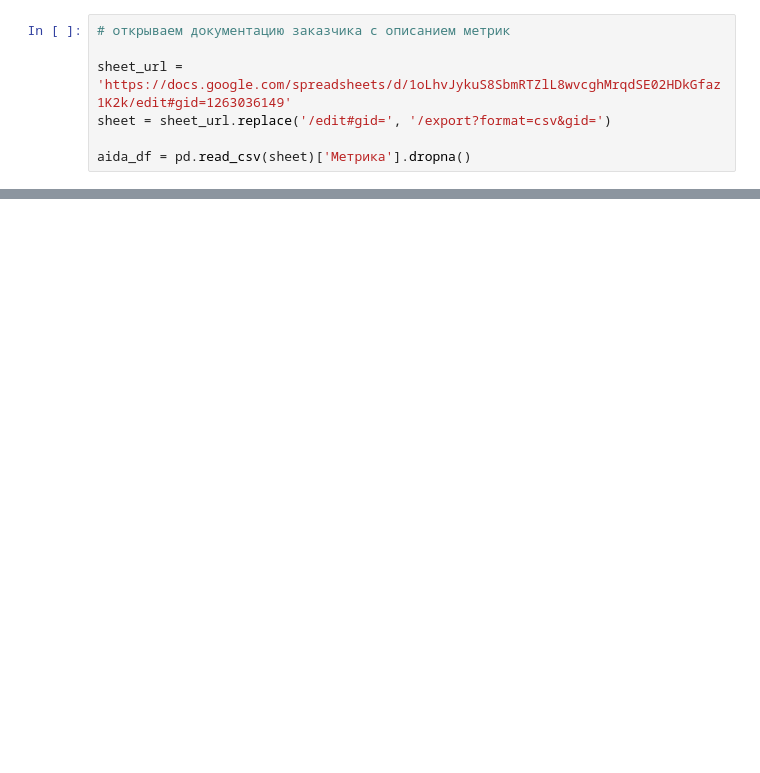
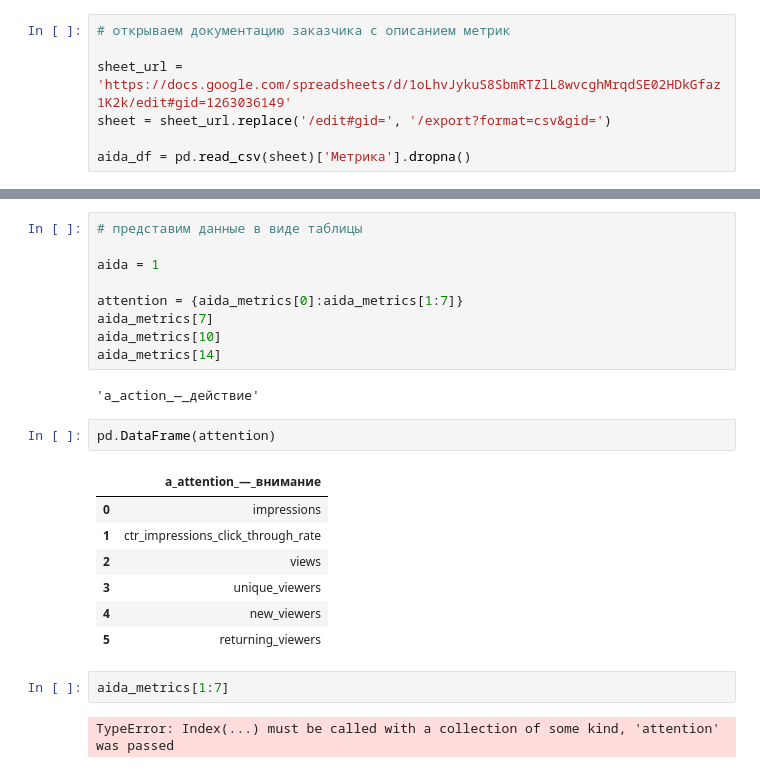
Before and after one commit to dmitry-filimonov/Pet-Projects, a Jupyter notebook: youtube_analytics/Анализ метрик AIDA для Youtube канала.ipynb, the cells around one changed output, grey strips where cells are left out. Drawn from its saved outputs; the diff is of its cells as text; blank space fills up the shorter version.

```diff
--- a/youtube_analytics/Анализ метрик AIDA для Youtube канала.ipynb
+++ b/youtube_analytics/Анализ метрик AIDA для Youtube канала.ipynb
@@ -360,0 +375,25 @@ aida_metrics = [
+# %%
+# представим данные в виде таблицы
+
+aida = 1
+
+attention = {aida_metrics[0]:aida_metrics[1:7]}
+aida_metrics[7]
+aida_metrics[10]
+aida_metrics[14]
+# %% [output]
+'a_action_—_действие'
+# %%
+pd.DataFrame(attention)
+# %% [output]
+|  | a_attention_—_внимание |
+| 0 | impressions |
+| 1 | ctr_impressions_click_through_rate |
+| 2 | views |
+| 3 | unique_viewers |
+| 4 | new_viewers |
+| 5 | returning_viewers |
+# %%
+aida_metrics[1:7]
+# %% [output]
+TypeError: Index(...) must be called with a collection of some kind, 'attention' was passed
```
Also changed, not shown: parts of 13 cells of this notebook, 1 other file.
